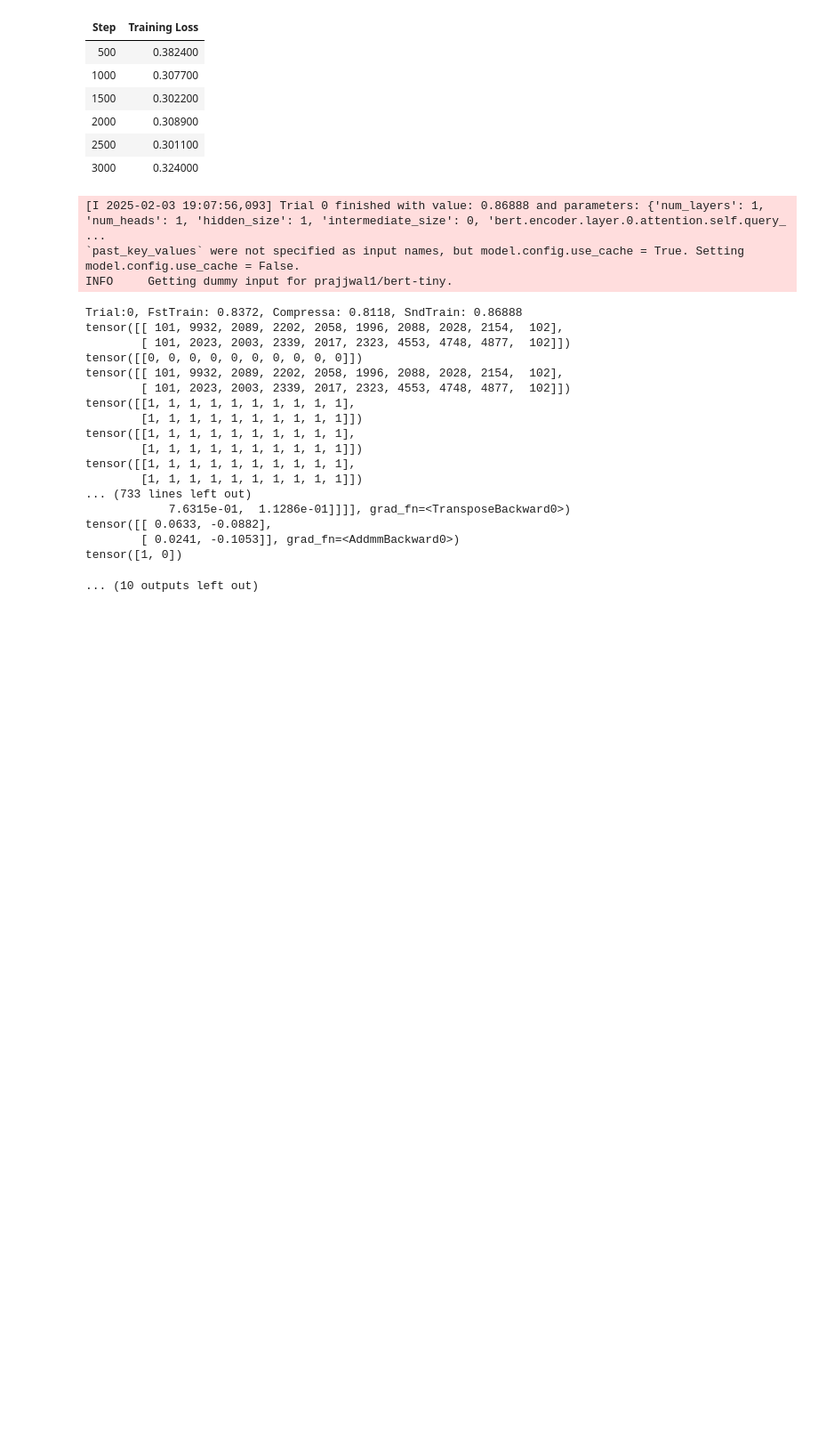
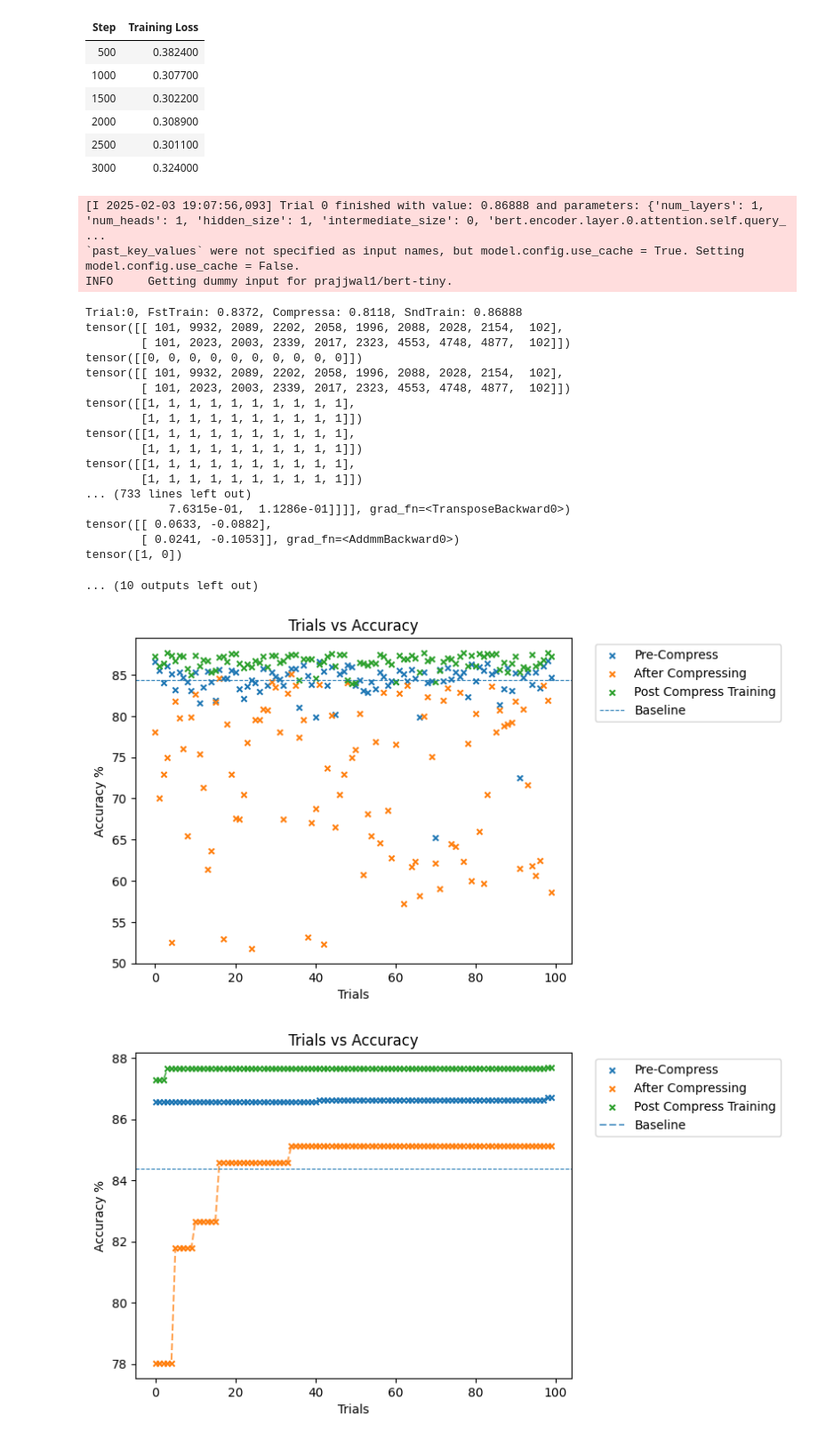
Before and after one commit to omaralkhatib03/mase, a Jupyter notebook: tasks/tutorial5/task2.ipynb, the cells around one changed output. Shown at 89% size. Saved outputs shown, nothing was run; the diff lists cells and outputs as text; code cells hidden in the pictures; blank space fills up the shorter version.

```diff
--- a/tasks/tutorial5/task2.ipynb
+++ b/tasks/tutorial5/task2.ipynb
@@ -498,23 +501,43 @@ tensor([1, 0])
 ... (10 outputs left out)
 # %%
 def plot(df_name:str) -> None:
-    df = pd.read_csv(f"{Path.home()}/mase/tasks/tutorial5/{df_name}.csv")
+    df = pd.read_csv(f"{Path.cwd()}/{df_name}.csv")
+
 
     plt.scatter(x=df['n'], y=df['fst_train'] * 100, marker='x', s=20)
     plt.scatter(x=df['n'], y=df['compress'] * 100, marker='x', s=20)
     plt.scatter(x=df['n'], y=df['snd_train'] * 100, marker='x', s=20)
+
     plt.axhline(y=baseline * 100, linestyle='--', linewidth=0.8)
     plt.legend(['Pre-Compress', 'After Compressing', 'Post Compress Training', 'Baseline'], bbox_to_anchor=(1.04, 1), loc="upper left")
     plt.xlabel("Trials")
     plt.ylabel("Accuracy %")
     plt.title("Trials vs Accuracy")
-    plt.savefig(f"{Path.home()}/mase/tasks/tutorial5/cp_{df_name}")
+
+
     plt.show()
+
+    fig = plt.figure()
+
+    plt.scatter(x=df['n'], y=df['fst_train'].cummax() * 100, marker='x', s=20)
+    plt.scatter(x=df['n'], y=df['compress'].cummax() * 100, marker='x', s=20)
+    plt.scatter(x=df['n'], y=df['snd_train'].cummax() * 100, marker='x', s=20)
+
+    plt.axhline(y=baseline * 100, linestyle='--', linewidth=0.8)
+    lgd = plt.legend(['Pre-Compress', 'After Compressing', 'Post Compress Training', 'Baseline'], bbox_to_anchor=(1.04, 1), loc="upper left")
+    plt.xlabel("Trials")
+    plt.ylabel("Accuracy %")
+    plt.title("Trials vs Accuracy")
+    plt.savefig(f"{Path.cwd()}/cp_{df_name}",  bbox_extra_artists=(lgd,), bbox_inches='tight')
+    plt.show()
 # %%
 import matplotlib.pyplot as plt
 import pandas as pd
 from pathlib import Path
 
 
-# plot('random_cp_partial')
-# plot('tpes_cp')
+plot('rand_cp')
+plot('tps_cp')
+# %% [output]
+[figure, added]
+[figure, added]
```
Also changed, not shown: parts of 4 cells of this notebook, 23 other files.
